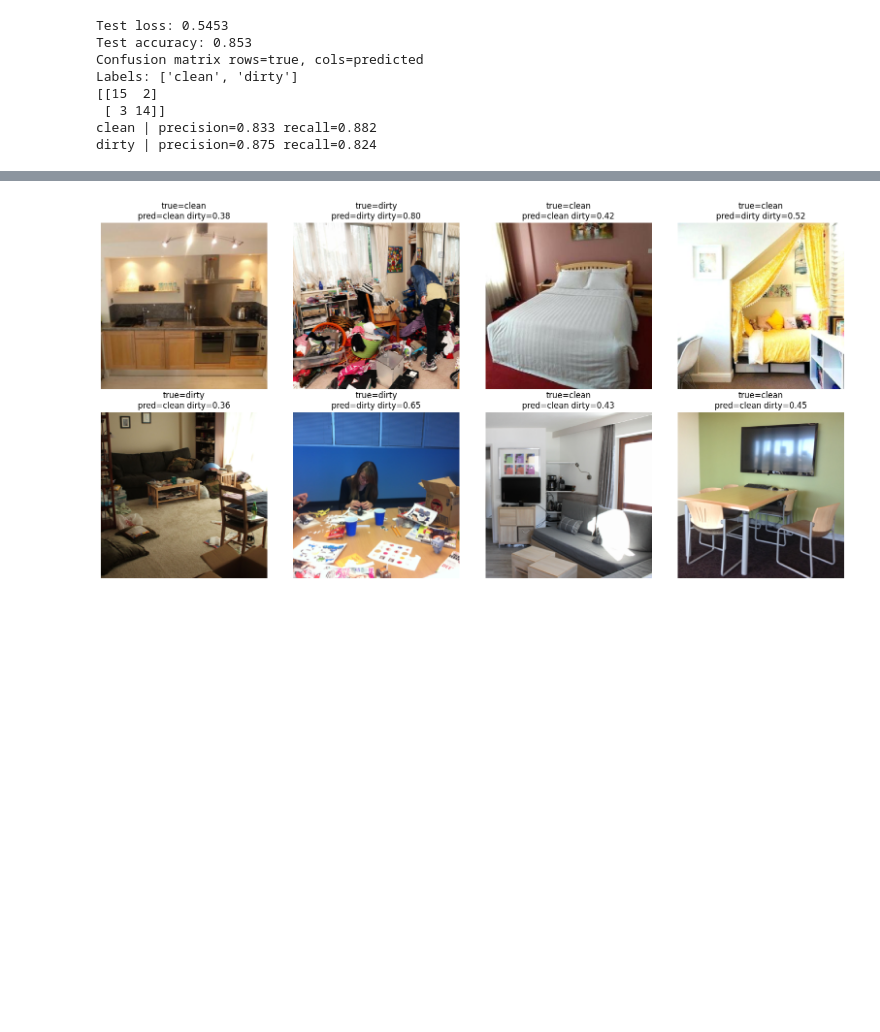
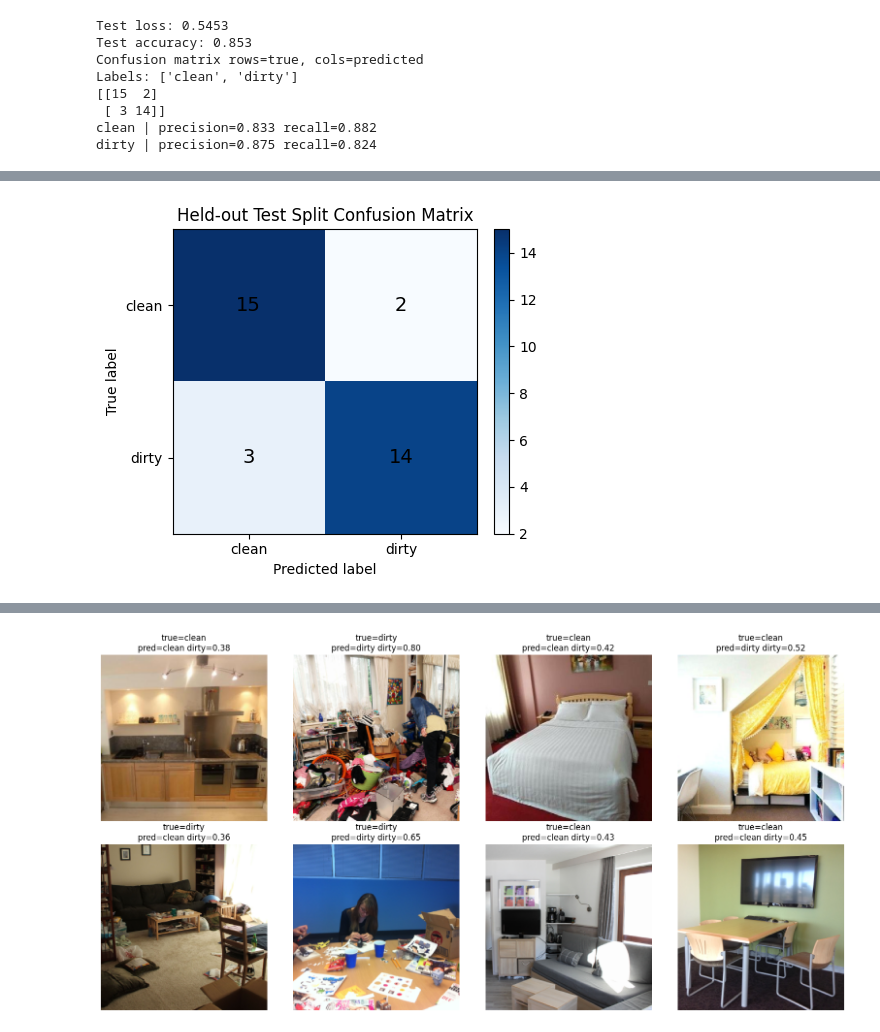
Before and after one commit to Shumail-AbdulRehman/PRIV, a Jupyter notebook: clean_dirty_efficientnet_pipeline.ipynb, the cells around one changed output, grey strips where cells are left out. Drawn from its saved outputs; the diff is of its cells as text; code cells hidden in the pictures; blank space fills up the shorter version.

```diff
--- a/clean_dirty_efficientnet_pipeline.ipynb
+++ b/clean_dirty_efficientnet_pipeline.ipynb
@@ -508,0 +508,83 @@ dirty | precision=0.875 recall=0.824
+# %%
+def compute_binary_classification_metrics(y_true: np.ndarray, y_pred: np.ndarray, positive_label: int = DIRTY_CLASS_INDEX) -> dict:
+    """Compute binary classification metrics without requiring scikit-learn."""
+    negative_label = CLEAN_CLASS_INDEX if positive_label == DIRTY_CLASS_INDEX else DIRTY_CLASS_INDEX
+
+    tp = int(((y_true == positive_label) & (y_pred == positive_label)).sum())
+    tn = int(((y_true == negative_label) & (y_pred == negative_label)).sum())
+    fp = int(((y_true == negative_label) & (y_pred == positive_label)).sum())
+    fn = int(((y_true == positive_label) & (y_pred == negative_label)).sum())
+
+    accuracy = (tp + tn) / max(tp + tn + fp + fn, 1)
+    precision = tp / max(tp + fp, 1)
+    recall = tp / max(tp + fn, 1)
+    specificity = tn / max(tn + fp, 1)
+    f1 = (2 * precision * recall) / max(precision + recall, 1e-12)
+    false_positive_rate = fp / max(fp + tn, 1)
+    false_negative_rate = fn / max(fn + tp, 1)
+    balanced_accuracy = (recall + specificity) / 2
+
+    return {
+        "tp": tp,
+        "tn": tn,
+        "fp": fp,
+        "fn": fn,
+        "accuracy": accuracy,
+        "precision_dirty": precision,
+        "recall_dirty_sensitivity": recall,
+        "specificity_clean": specificity,
+        "f1_dirty": f1,
+        "false_positive_rate": false_positive_rate,
+        "false_negative_rate": false_negative_rate,
+        "balanced_accuracy": balanced_accuracy,
+    }
+
+
+def print_metric_report(metrics: dict) -> None:
+    """Pretty-print metric values."""
+    print("Confusion counts where dirty is positive:")
+    print(f"TP dirty correctly detected: {metrics['tp']}")
+    print(f"TN clean correctly accepted: {metrics['tn']}")
+    print(f"FP clean incorrectly marked dirty: {metrics['fp']}")
+    print(f"FN dirty incorrectly marked clean: {metrics['fn']}")
+    print()
+    for key in [
+        "accuracy",
+        "balanced_accuracy",
+        "precision_dirty",
+        "recall_dirty_sensitivity",
+        "specificity_clean",
+        "f1_dirty",
+        "false_positive_rate",
+        "false_negative_rate",
+    ]:
+        print(f"{key:>27}: {metrics[key]:.3f}")
+
+
+def plot_confusion_matrix(y_true: np.ndarray, y_pred: np.ndarray, title: str = "Confusion Matrix") -> None:
+    """Plot a 2x2 confusion matrix using matplotlib."""
+    matrix = np.zeros((len(CLASS_NAMES), len(CLASS_NAMES)), dtype=int)
+    for true_label, predicted_label in zip(y_true, y_pred):
+        matrix[int(true_label), int(predicted_label)] += 1
+
+    fig, ax = plt.subplots(figsize=(5, 4))
+    im = ax.imshow(matrix, cmap="Blues")
+    ax.set_title(title)
+    ax.set_xlabel("Predicted label")
+    ax.set_ylabel("True label")
+    ax.set_xticks(range(len(CLASS_NAMES)), CLASS_NAMES)
+    ax.set_yticks(range(len(CLASS_NAMES)), CLASS_NAMES)
+
+    for row in range(matrix.shape[0]):
+        for col in range(matrix.shape[1]):
+            ax.text(col, row, str(matrix[row, col]), ha="center", va="center", color="black", fontsize=14)
+
+    fig.colorbar(im, ax=ax, fraction=0.046, pad=0.04)
+    plt.tight_layout()
+    plt.show()
+
+
+test_metrics_expanded = compute_binary_classification_metrics(y_true, y_pred)
+print_metric_report(test_metrics_expanded)
+plot_confusion_matrix(y_true, y_pred, title="Held-out Test Split Confusion Matrix")
+# %% [output]
@@ -508,0 +605 @@ dirty | precision=0.875 recall=0.824
+[figure, added]
```
Also changed, not shown: parts of 7 cells of this notebook.
